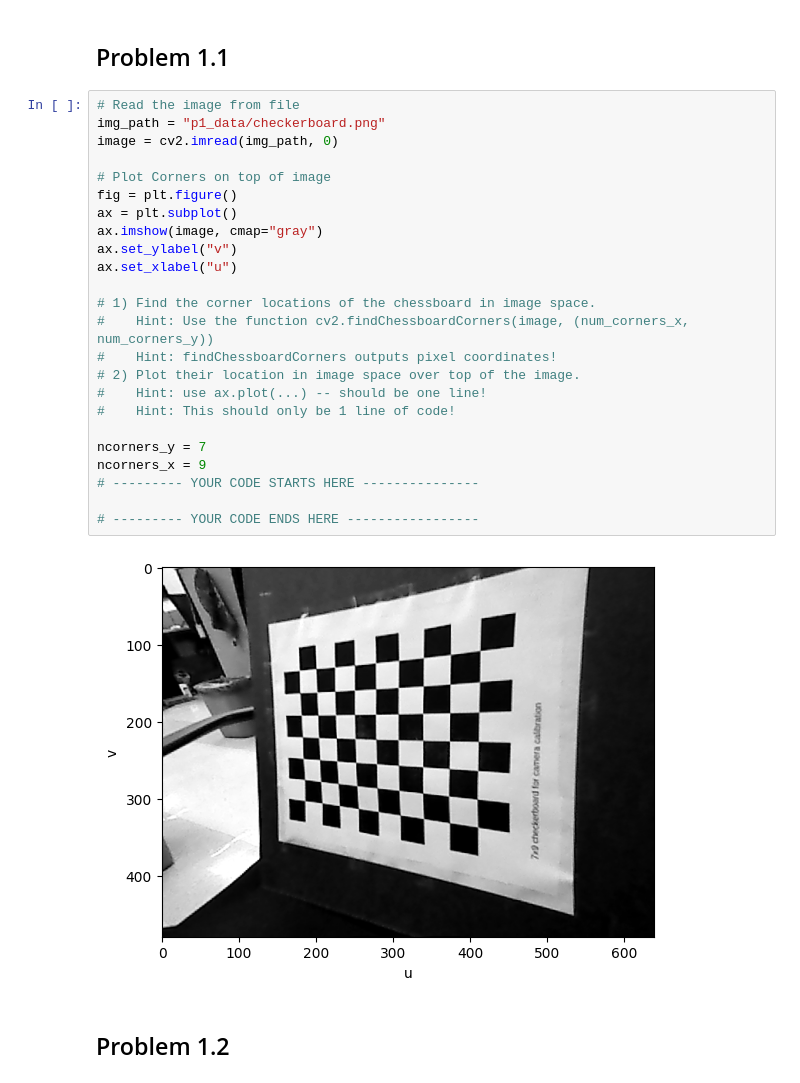
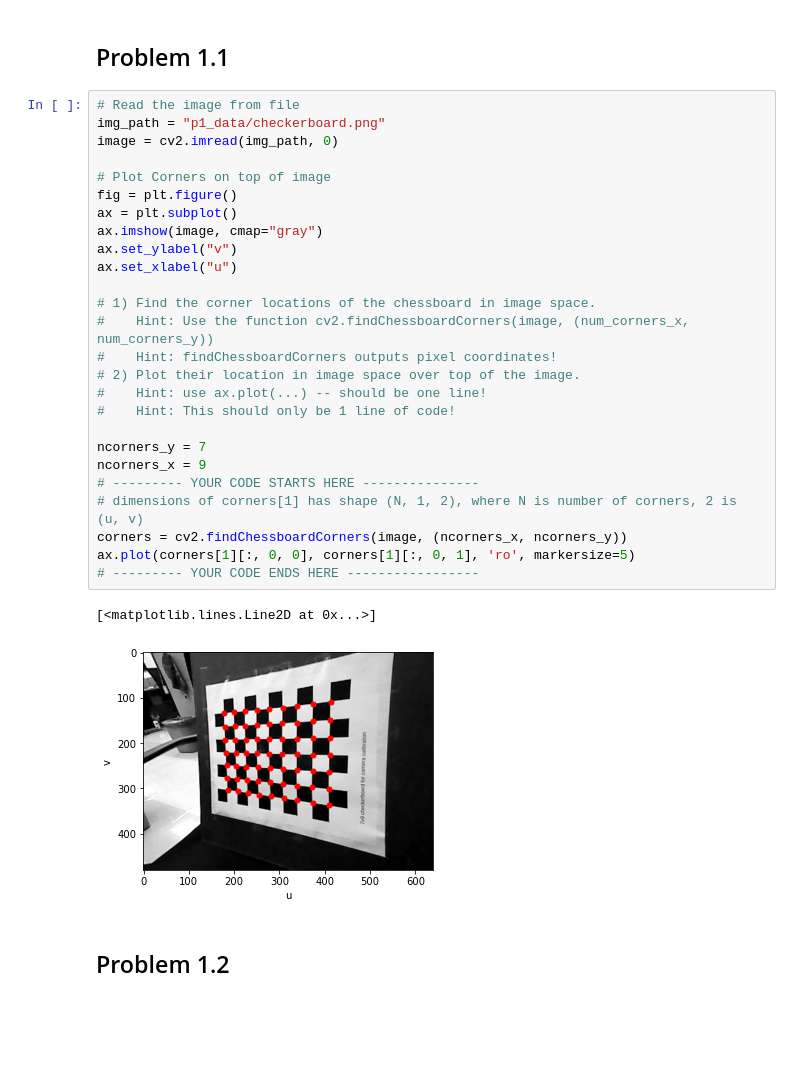
Before and after one commit to wangruix06/AA274a-HW3-F25, a Jupyter notebook: p1_extrinsics.ipynb, the cells around one changed output. Saved outputs shown, nothing was run; the diff lists cells and outputs as text; blank space fills up the shorter version.

```diff
--- a/p1_extrinsics.ipynb
+++ b/p1_extrinsics.ipynb
@@ -16,29 +16,32 @@ SQUARE_SIZE = 0.0205
 # %%
 # Read the image from file
 img_path = "p1_data/checkerboard.png"
 image = cv2.imread(img_path, 0)
 
 # Plot Corners on top of image
 fig = plt.figure()
 ax = plt.subplot()
 ax.imshow(image, cmap="gray")
 ax.set_ylabel("v")
 ax.set_xlabel("u")
 
 # 1) Find the corner locations of the chessboard in image space.
 #    Hint: Use the function cv2.findChessboardCorners(image, (num_corners_x, num_corners_y))
 #    Hint: findChessboardCorners outputs pixel coordinates!
 # 2) Plot their location in image space over top of the image.
 #    Hint: use ax.plot(...) -- should be one line!
 #    Hint: This should only be 1 line of code!
 
 ncorners_y = 7
 ncorners_x = 9
 # --------- YOUR CODE STARTS HERE ---------------
-
+# dimensions of corners[1] has shape (N, 1, 2), where N is number of corners, 2 is (u, v)
+corners = cv2.findChessboardCorners(image, (ncorners_x, ncorners_y))
+ax.plot(corners[1][:, 0, 0], corners[1][:, 0, 1], 'ro', markersize=5)
 # --------- YOUR CODE ENDS HERE -----------------
 # %% [output]
+[<matplotlib.lines.Line2D at 0x...>]
-[figure, old version]
+[figure, new version]
 # %% [markdown]
 ## Problem 1.2
 # %%
```
Also changed, not shown: parts of 3 cells of this notebook, 1 other file.
